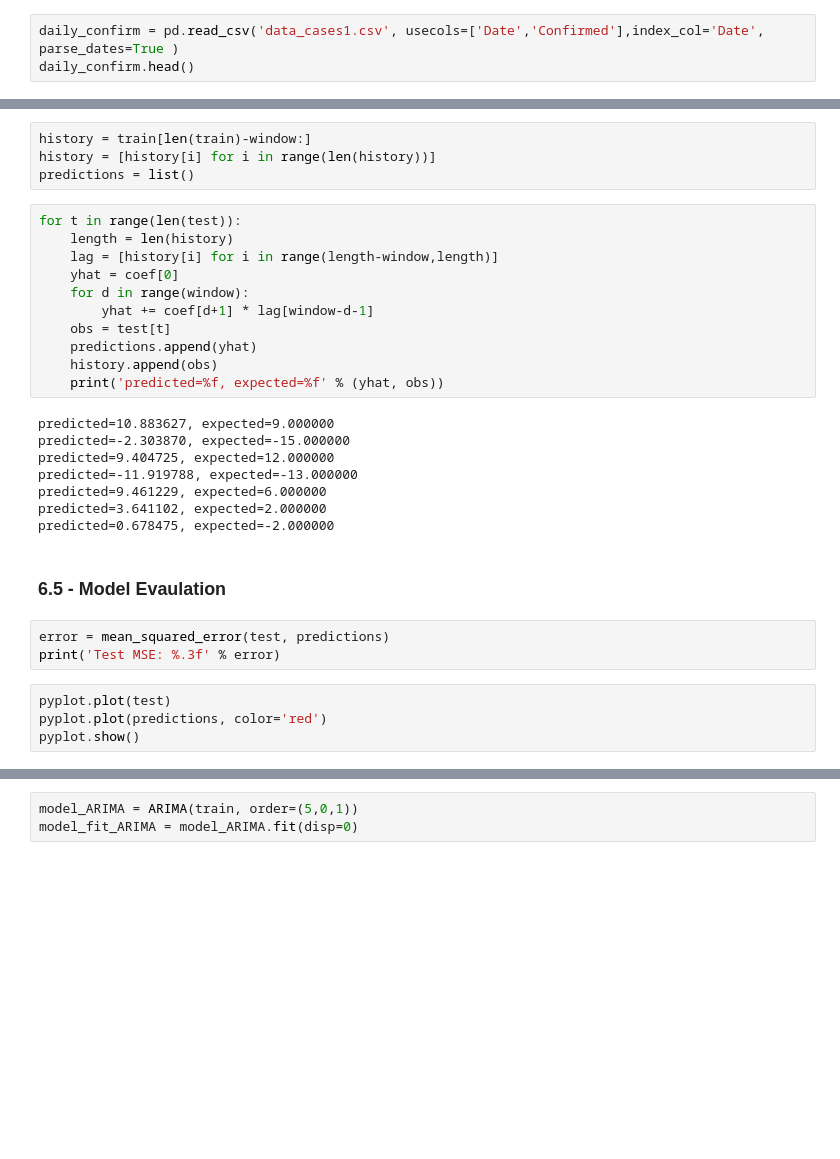
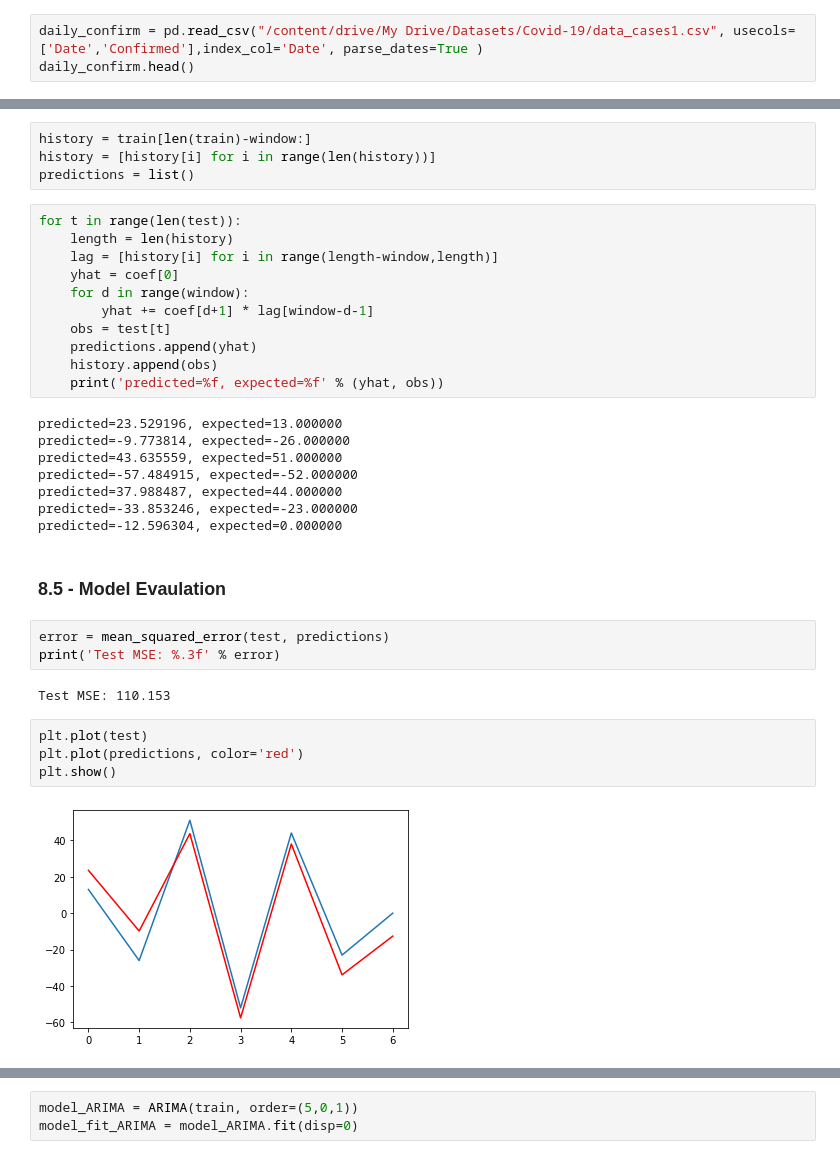
Before and after one commit to hussain0048/Machine-Learning-Driven-Approach-for-2019-nCoV-Warning-System, a Jupyter notebook: Implementation/AR_and_ARIMA_Models.ipynb, the cells around one changed output, grey strips where cells are left out. Saved outputs shown, nothing was run; the diff lists cells and outputs as text; blank space fills up the shorter version.

```diff
--- a/Implementation/AR_and_ARIMA_Models.ipynb
+++ b/Implementation/AR_and_ARIMA_Models.ipynb
@@ -51,4 +56,4 @@ from sklearn.metrics import mean_squared_error
 # %%
-daily_confirm = pd.read_csv('data_cases1.csv', usecols=['Date','Confirmed'],index_col='Date', parse_dates=True )
+daily_confirm = pd.read_csv("/content/drive/My Drive/Datasets/Covid-19/data_cases1.csv", usecols=['Date','Confirmed'],index_col='Date', parse_dates=True )
 daily_confirm.head()
 # %% [markdown]
@@ -184,20 +192,24 @@ for t in range(len(test)):
     history.append(obs)
     print('predicted=%f, expected=%f' % (yhat, obs))
 # %% [output]
-predicted=10.883627, expected=9.000000
-predicted=-2.303870, expected=-15.000000
-predicted=9.404725, expected=12.000000
-predicted=-11.919788, expected=-13.000000
-predicted=9.461229, expected=6.000000
-predicted=3.641102, expected=2.000000
-predicted=0.678475, expected=-2.000000
+predicted=23.529196, expected=13.000000
+predicted=-9.773814, expected=-26.000000
+predicted=43.635559, expected=51.000000
+predicted=-57.484915, expected=-52.000000
+predicted=37.988487, expected=44.000000
+predicted=-33.853246, expected=-23.000000
+predicted=-12.596304, expected=0.000000
 # %% [markdown]
-### 6.5 - Model Evaulation ###
+### **8.5 - Model Evaulation** ###
 # %%
 error = mean_squared_error(test, predictions)
 print('Test MSE: %.3f' % error)
+# %% [output]
+Test MSE: 110.153
 # %%
-pyplot.plot(test)
-pyplot.plot(predictions, color='red')
-pyplot.show()
+plt.plot(test)
+plt.plot(predictions, color='red')
+plt.show()
+# %% [output]
+[figure, added]
 # %% [markdown]
```
Also changed, not shown: parts of 21 cells of this notebook.
